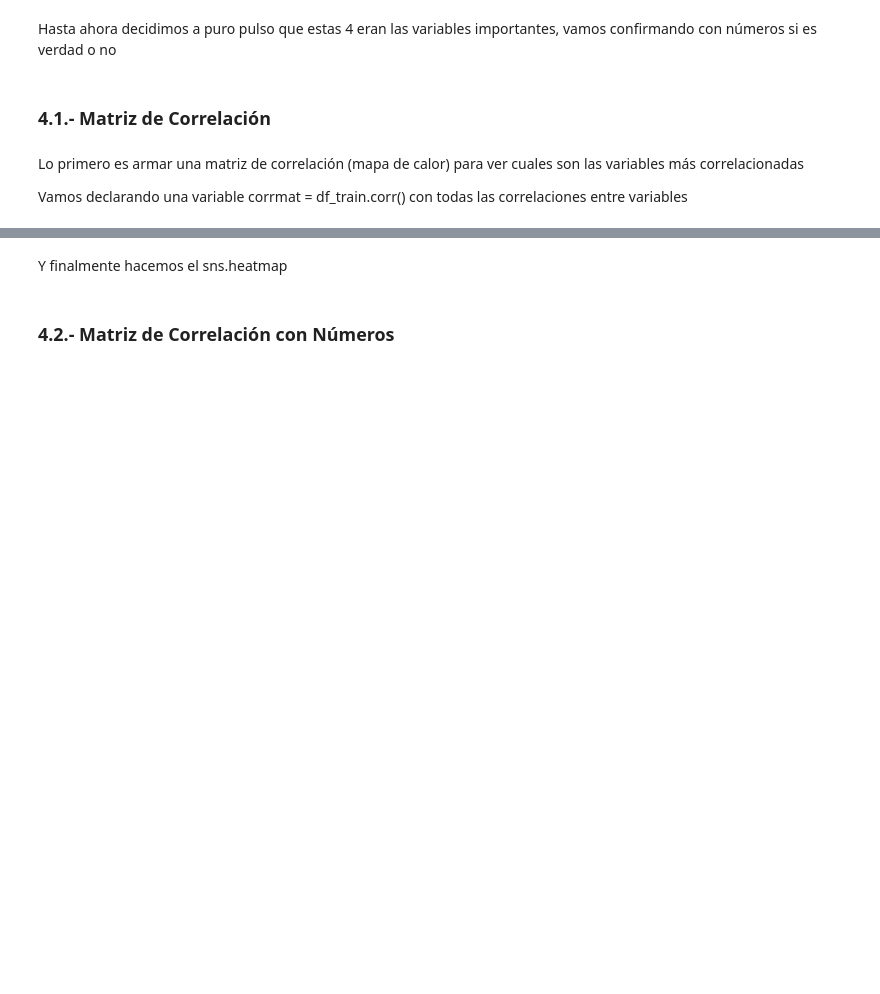
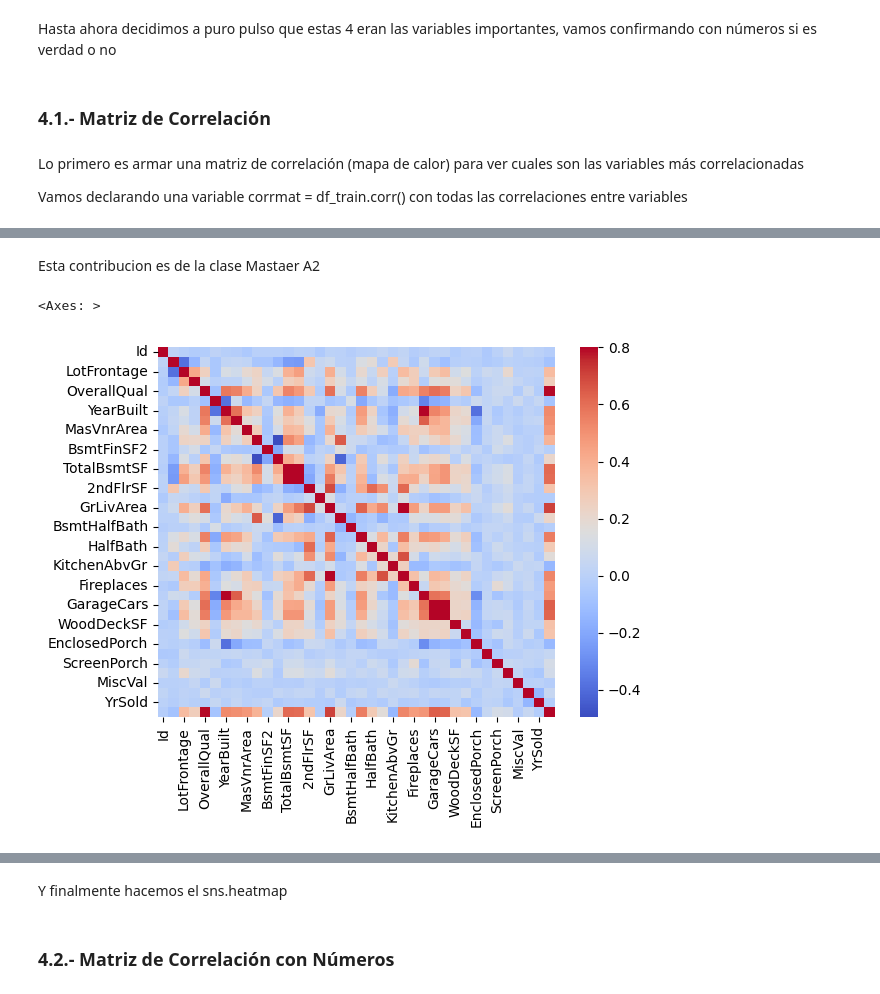
Before and after one commit to IsaiRomani/01.-Proyecto-Python-para-ciencias-datos-A2, a Jupyter notebook: 03. Estadistica exploratoria/Análisis exploratorio de Datos - Precios Vivienda.ipynb, the cells around one changed output, grey strips where cells are left out. Cells and saved outputs as stored; diff of their text form; code cells hidden in the pictures; blank space fills up the shorter version.

```diff
--- a/03. Estadistica exploratoria/Análisis exploratorio de Datos - Precios Vivienda.ipynb
+++ b/03. Estadistica exploratoria/Análisis exploratorio de Datos - Precios Vivienda.ipynb
@@ -262,3 +297,6 @@ Hasta ahora decidimos a puro pulso que estas 4 eran las variables importantes, v
 Lo primero es armar una matriz de correlación (mapa de calor) para ver cuales son las variables más correlacionadas
 
 Vamos declarando una variable corrmat = df_train.corr() con todas las correlaciones entre variables
+# %%
+corrmat = df_train.corr(numeric_only = [False])
+corrmat
@@ -264,0 +322,7 @@ Vamos declarando una variable corrmat = df_train.corr() con todas las correlacio
+# %% [markdown]
+Esta contribucion es de la clase Mastaer A2
+# %%
+sns.heatmap(corrmat,vmax=.8, cmap="coolwarm")
+# %% [output]
+<Axes: >
+[figure, added]
```
Also changed, not shown: parts of 19 cells of this notebook.
